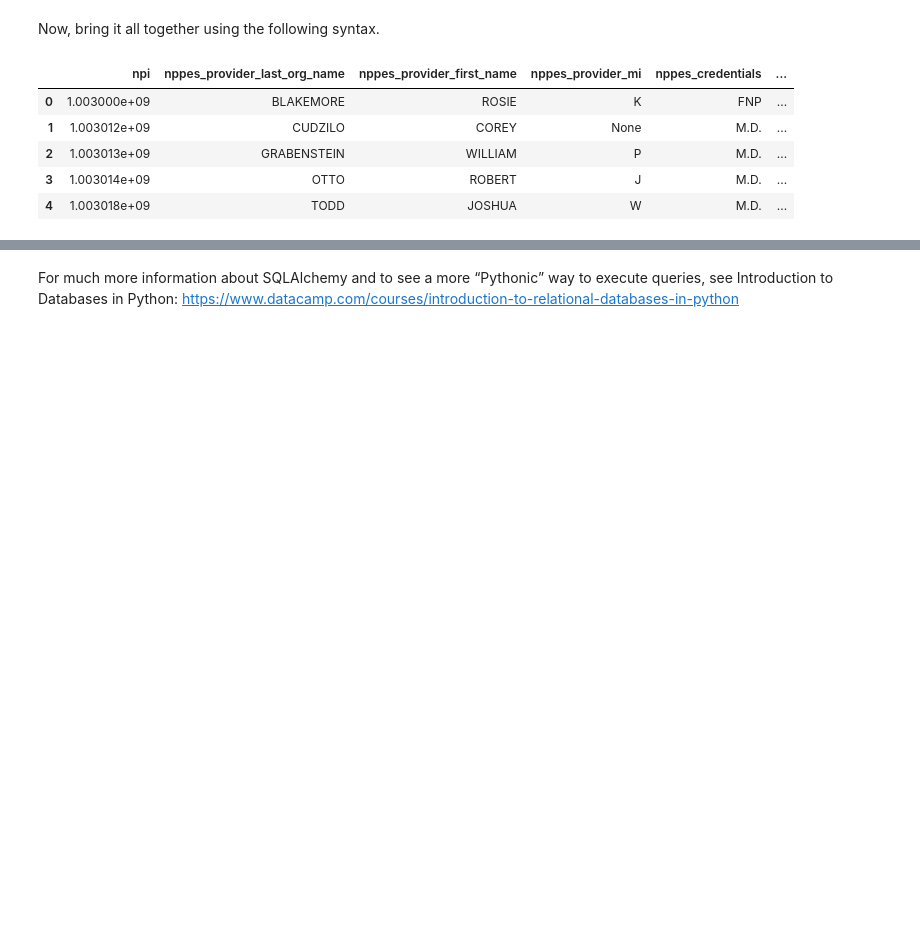
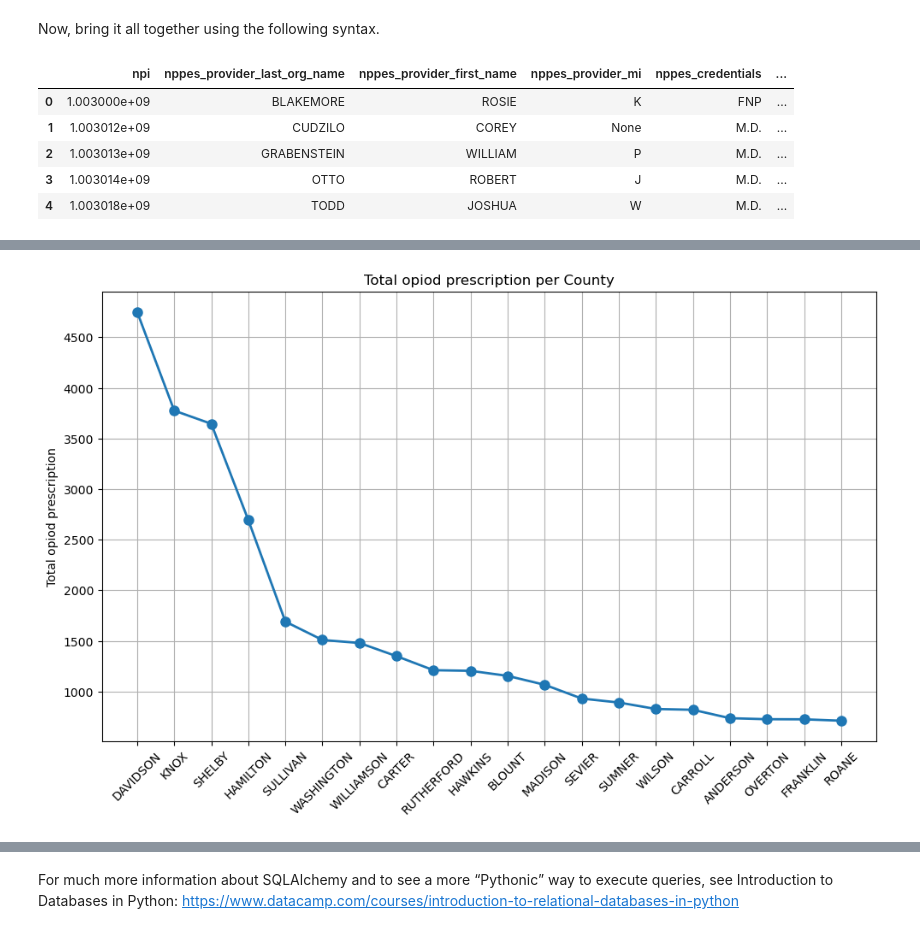
Before and after one commit to NSS-Data-Analytics-Cohort-13/prescribers-python-project-the-nightmare-before-christmas, a Jupyter notebook: notebooks/prescribers.ipynb, the cells around one changed output, grey strips where cells are left out. Cells and saved outputs as stored; diff of their text form; code cells hidden in the pictures; blank space fills up the shorter version.

```diff
--- a/notebooks/prescribers.ipynb
+++ b/notebooks/prescribers.ipynb
@@ -47 +113,14 @@ people.head()
+# %%
+import matplotlib.pyplot as plt
+
+plt.figure(figsize=(10, 6))
+plt.plot(total_prescription['county'], total_prescription['total_opiod_prescription'], marker='o', linestyle='-', linewidth=2, markersize=8)
+plt.ylabel('Total opiod prescription')
+plt.title('Total opiod prescription per County')
+plt.grid(True)
+plt.tight_layout()
+plt.xticks(rotation = 45)
+plt.show()
+# %% [output]
+[figure, added]
 # %% [markdown]
```
Also changed, not shown: parts of 11 cells of this notebook, 7 other files.
